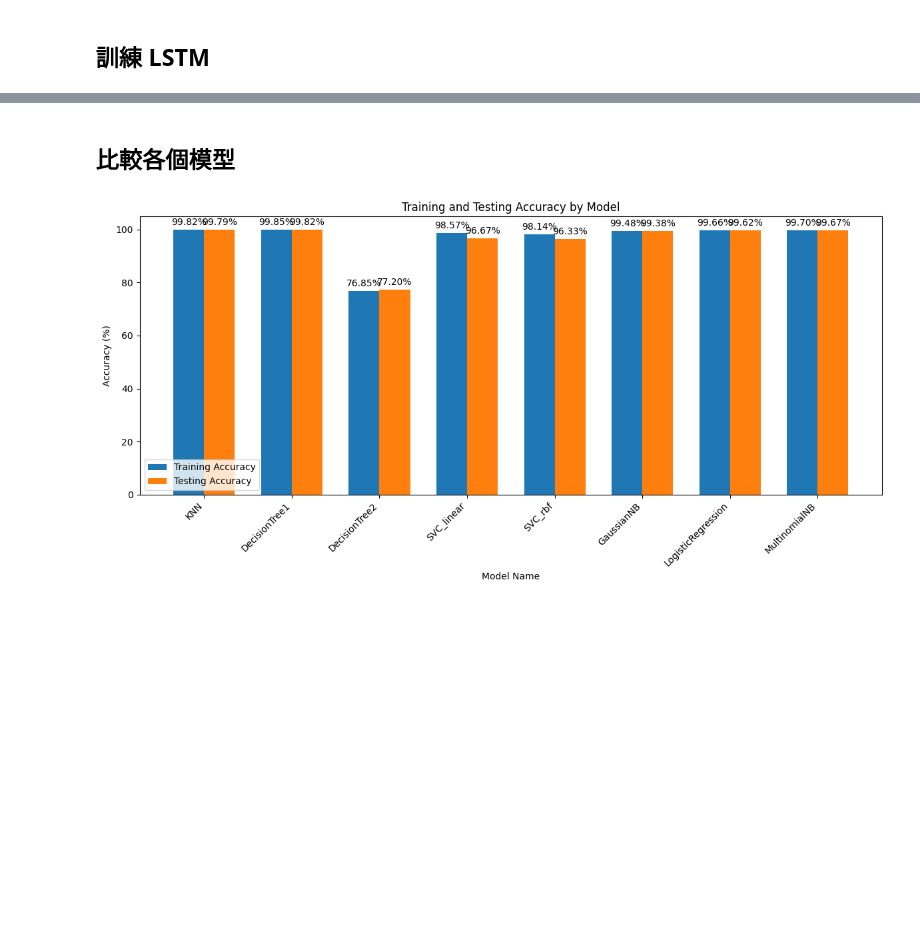
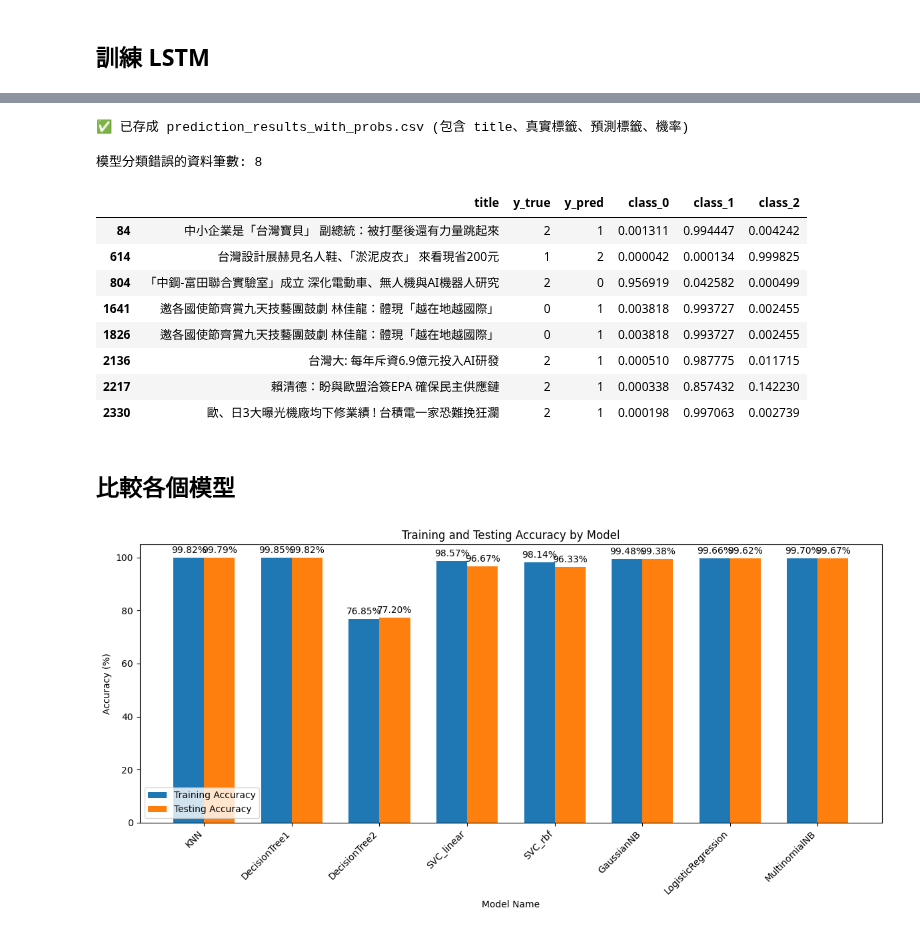
Before and after one commit to wk4t96/text-clf, a Jupyter notebook: train_model/2_新聞標題分類訓練-LSTM.ipynb, the cells around one changed output, grey strips where cells are left out. Saved outputs shown, nothing was run; the diff lists cells and outputs as text; code cells hidden in the pictures; blank space fills up the shorter version.

```diff
--- a/train_model/2_新聞標題分類訓練-LSTM.ipynb
+++ b/train_model/2_新聞標題分類訓練-LSTM.ipynb
@@ -203,3 +429,70 @@ WARNING:absl:Compiled the loaded model, but the compiled metrics have yet to be
+# %%
+import pandas as pd
+
+# 載入當時使用的平衡資料集
+df_balanced = pd.read_csv("run_results/ltn1_sentiment1_balanced.csv")
+
+# 注意：train_test_split 時有 stratify，會打亂順序，所以需要重新切分 title
+from sklearn.model_selection import train_test_split
+
+titles = df_balanced["title"].values  # 原始標題
+_, titles_test = train_test_split(
+    titles,
+    test_size=0.3,
+    random_state=42,
+    stratify=df_balanced["class_processed"].values
+)
+
+# 建立結果 DataFrame
+results_df = pd.DataFrame({
+    "title": titles_test,   # 對應的標題
+    "y_true": y_test,       # 真實標籤
+    "y_pred": predict1      # 預測標籤
+})
+
+# 預測機率 DataFrame
+probs_df = pd.DataFrame(
+    predict_probabilities_test,
+    columns=[f"class_{i}" for i in range(predict_probabilities_test.shape[1])]
+)
+
+# 合併所有資訊
+results_with_probs = pd.concat([results_df, probs_df], axis=1)
+
+# 輸出 CSV
+results_with_probs.to_csv("prediction_results_with_probs.csv", index=False, encoding="utf-8-sig")
+
+print("✅ 已存成 prediction_results_with_probs.csv (包含 title、真實標籤、預測標籤、機率)")
+# %% [output]
+✅ 已存成 prediction_results_with_probs.csv (包含 title、真實標籤、預測標籤、機率)
+# %%
+import pandas as pd
+
+# 讀取結果檔
+df_results = pd.read_csv("prediction_results_with_probs.csv")
+
+# 篩選 y_true 與 y_pred 不相等的行
+mismatches = df_results[df_results["y_true"] != df_results["y_pred"]]
+
+# 顯示前幾筆，確認表格格式
+from IPython.display import display
+print("模型分類錯誤的資料筆數:", len(mismatches))
+display(mismatches.head(20))  # 只先顯示前 20 筆，比較清爽
+
+# 如果要存成新的 CSV
+# mismatches.to_csv("prediction_mismatches.csv", index=False, encoding="utf-8-sig")
+# print("✅ 已將錯誤預測的資料存成 prediction_mismatches.csv")
+# %% [output]
+模型分類錯誤的資料筆數: 8
+|  | title | y_true | y_pred | class_0 | class_1 | class_2 |
+| 84 | 中小企業是「台灣寶貝」 副總統：被打壓後還有力量跳起來 | 2 | 1 | 0.001311 | 0.994447 | 0.004242 |
+| 614 | 台灣設計展赫見名人鞋、「淤泥皮衣」 來看現省200元 | 1 | 2 | 0.000042 | 0.000134 | 0.999825 |
+| 804 | 「中鋼-富田聯合實驗室」成立 深化電動車、無人機與AI機器人研究 | 2 | 0 | 0.956919 | 0.042582 | 0.000499 |
+| 1641 | 邀各國使節齊賞九天技藝團鼓劇 林佳龍：體現「越在地越國際」 | 0 | 1 | 0.003818 | 0.993727 | 0.002455 |
+| 1826 | 邀各國使節齊賞九天技藝團鼓劇 林佳龍：體現「越在地越國際」 | 0 | 1 | 0.003818 | 0.993727 | 0.002455 |
+| 2136 | 台灣大: 每年斥資6.9億元投入AI研發 | 2 | 1 | 0.000510 | 0.987775 | 0.011715 |
+| 2217 | 賴清德：盼與歐盟洽簽EPA 確保民主供應鏈 | 2 | 1 | 0.000338 | 0.857432 | 0.142230 |
+| 2330 | 歐、日3大曝光機廠均下修業績 ! 台積電一家恐難挽狂瀾 | 2 | 1 | 0.000198 | 0.997063 | 0.002739 |
 # %% [markdown]
 ## 比較各個模型
 # %%
```
Also changed, not shown: parts of 16 cells of this notebook, 3 other files.
